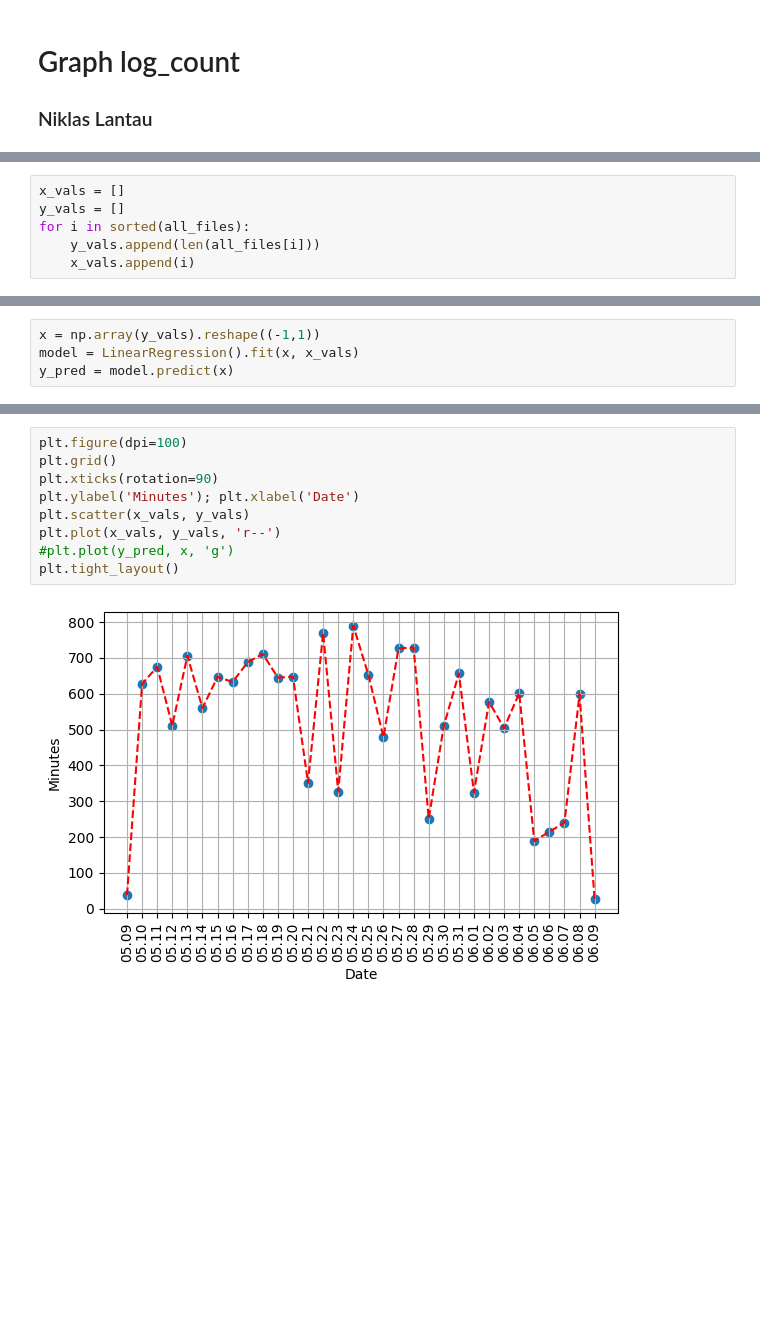
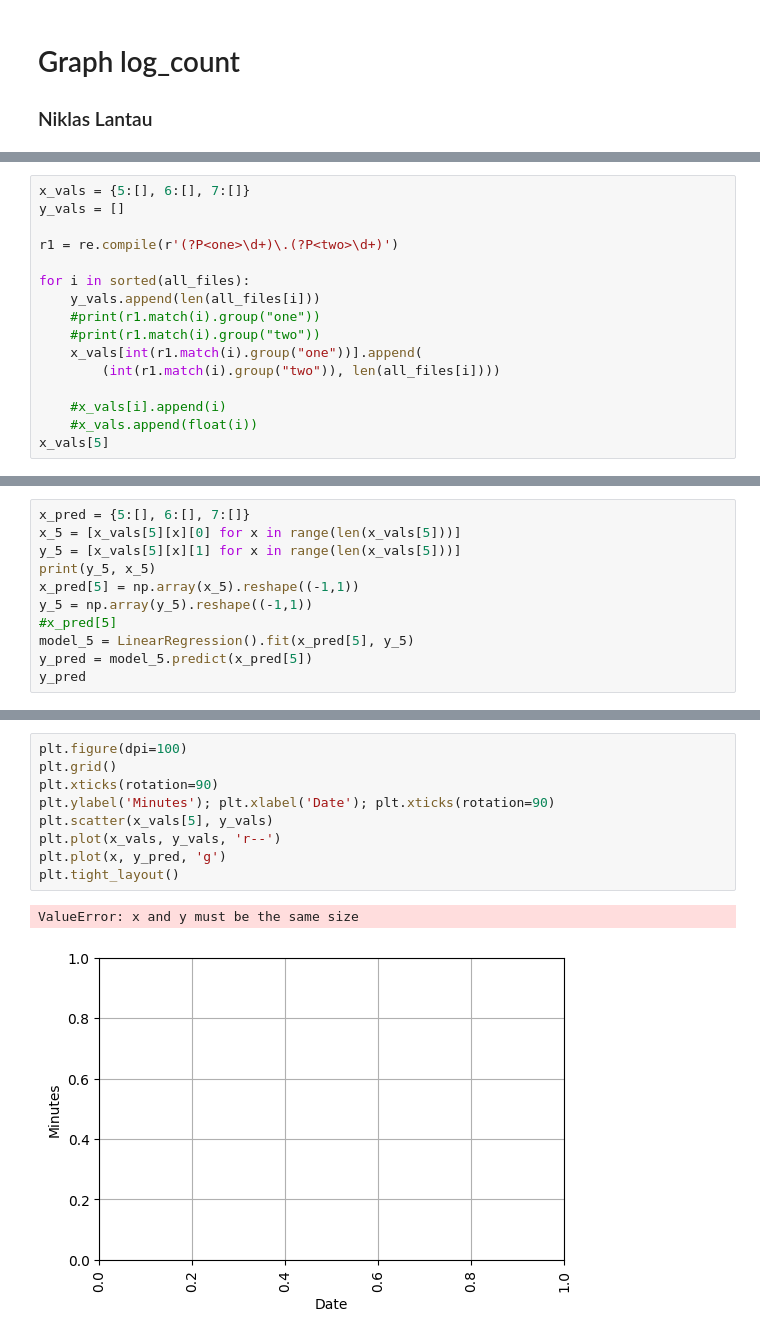
Before and after one commit to nlantau/dotfiles_arch, a Jupyter notebook: .config/scripts/log_graph.ipynb, the cells around one changed output, grey strips where cells are left out. Drawn from its saved outputs; the diff is of its cells as text; blank space fills up the shorter version.

```diff
--- a/.config/scripts/log_graph.ipynb
+++ b/.config/scripts/log_graph.ipynb
@@ -20,6 +24,16 @@ for file in os.listdir(pdir):
 # %%
-x_vals = []
+x_vals = {5:[], 6:[], 7:[]}
 y_vals = []
+
+r1 = re.compile(r'(?P<one>\d+)\.(?P<two>\d+)')
+
 for i in sorted(all_files):
     y_vals.append(len(all_files[i]))
-    x_vals.append(i)
+    #print(r1.match(i).group("one"))
+    #print(r1.match(i).group("two"))
+    x_vals[int(r1.match(i).group("one"))].append(
+        (int(r1.match(i).group("two")), len(all_files[i])))
+
+    #x_vals[i].append(i)
+    #x_vals.append(float(i))
+x_vals[5]
@@ -26,4 +58,11 @@ for i in sorted(all_files):
 # %%
-x = np.array(y_vals).reshape((-1,1))
-model = LinearRegression().fit(x, x_vals)
-y_pred = model.predict(x)
+x_pred = {5:[], 6:[], 7:[]}
+x_5 = [x_vals[5][x][0] for x in range(len(x_vals[5]))]
+y_5 = [x_vals[5][x][1] for x in range(len(x_vals[5]))]
+print(y_5, x_5)
+x_pred[5] = np.array(x_5).reshape((-1,1))
+y_5 = np.array(y_5).reshape((-1,1))
+#x_pred[5]
+model_5 = LinearRegression().fit(x_pred[5], y_5)
+y_pred = model_5.predict(x_pred[5])
+y_pred
@@ -30,14 +88,15 @@ y_pred = model.predict(x)
 # %%
 plt.figure(dpi=100)
 plt.grid()
 plt.xticks(rotation=90)
-plt.ylabel('Minutes'); plt.xlabel('Date')
-plt.scatter(x_vals, y_vals)
+plt.ylabel('Minutes'); plt.xlabel('Date'); plt.xticks(rotation=90)
+plt.scatter(x_vals[5], y_vals)
 plt.plot(x_vals, y_vals, 'r--')
-#plt.plot(y_pred, x, 'g')
+plt.plot(x, y_pred, 'g')
 plt.tight_layout()
 # %% [output]
+ValueError: x and y must be the same size
-[figure, old version]
+[figure, new version]
 # %%
 plt.figure(dpi=100)
 plt.hist(y_vals, density=True)
```
Also changed, not shown: parts of 5 cells of this notebook.
